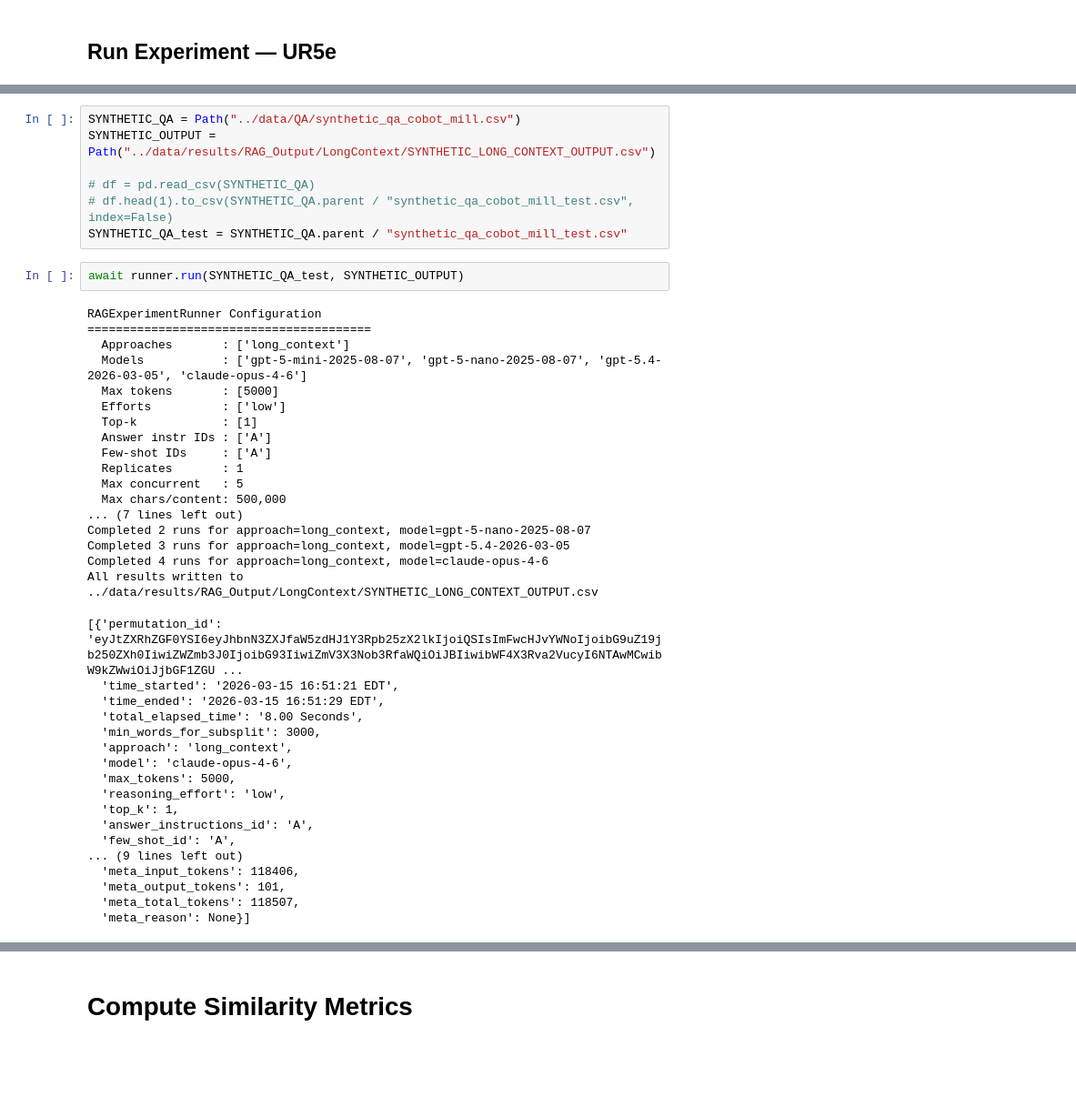
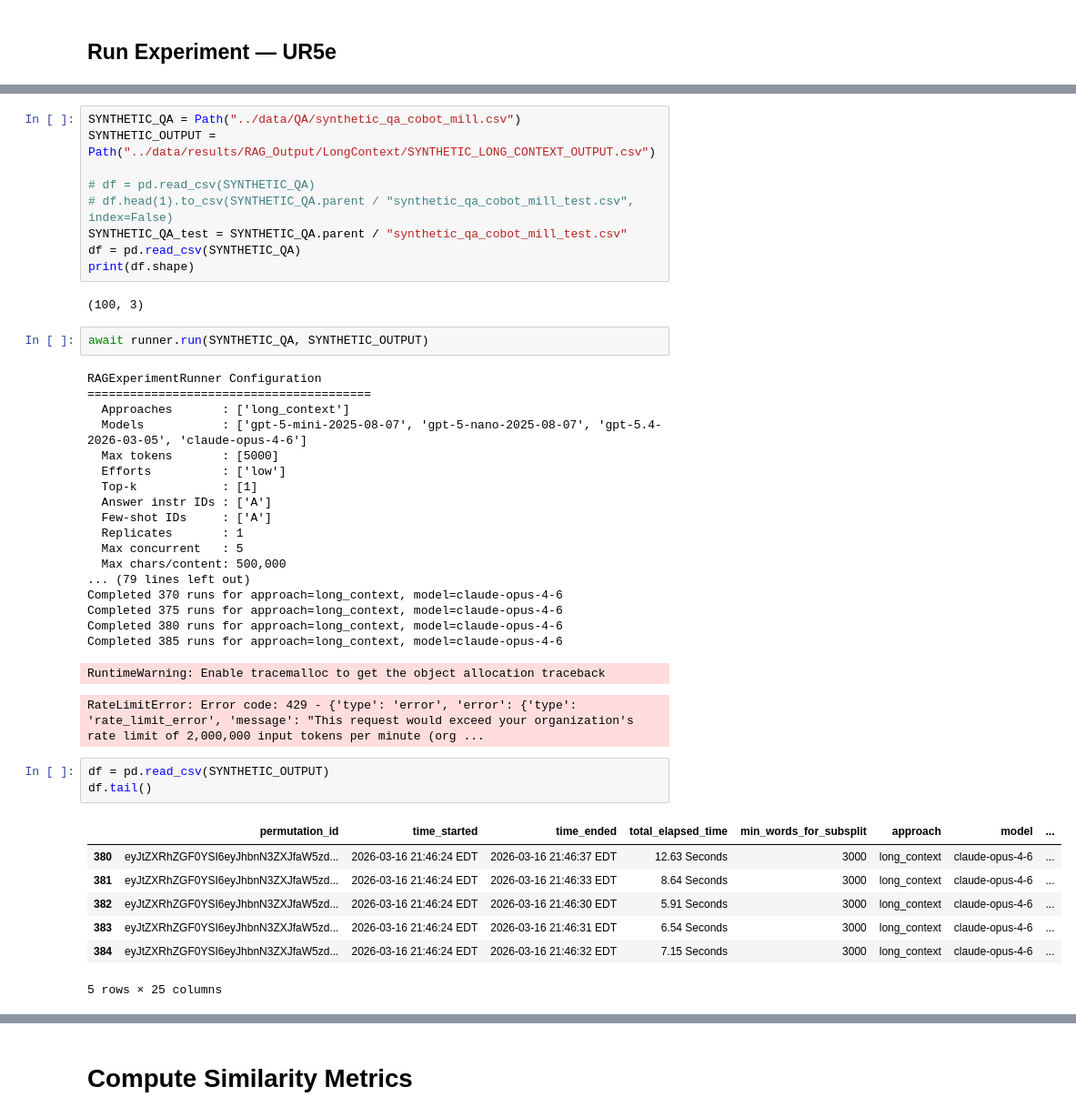
Before and after one commit to fryan2503/safety_rag_evaluation, a Jupyter notebook: system/main_long_context.ipynb, the cells around one changed output, grey strips where cells are left out. Shown at 91% size. Cells and saved outputs as stored; diff of their text form; blank space fills up the shorter version.

```diff
--- a/system/main_long_context.ipynb
+++ b/system/main_long_context.ipynb
@@ -251,8 +309,12 @@ SYNTHETIC_OUTPUT = Path("../data/results/RAG_Output/LongContext/SYNTHETIC_LONG_C
 # df = pd.read_csv(SYNTHETIC_QA)
 # df.head(1).to_csv(SYNTHETIC_QA.parent / "synthetic_qa_cobot_mill_test.csv", index=False)
 SYNTHETIC_QA_test = SYNTHETIC_QA.parent / "synthetic_qa_cobot_mill_test.csv"
+df = pd.read_csv(SYNTHETIC_QA)
+print(df.shape)
+# %% [output]
+(100, 3)
 # %%
-await runner.run(SYNTHETIC_QA_test, SYNTHETIC_OUTPUT)
+await runner.run(SYNTHETIC_QA, SYNTHETIC_OUTPUT)
 # %% [output]
 RAGExperimentRunner Configuration
 ========================================
@@ -266,25 +328,21 @@ RAGExperimentRunner Configuration
   Replicates       : 1
   Max concurrent   : 5
   Max chars/content: 500,000
-... (7 lines left out)
-Completed 2 runs for approach=long_context, model=gpt-5-nano-2025-08-07
-Completed 3 runs for approach=long_context, model=gpt-5.4-2026-03-05
-Completed 4 runs for approach=long_context, model=claude-opus-4-6
-All results written to ../data/results/RAG_Output/LongContext/SYNTHETIC_LONG_CONTEXT_OUTPUT.csv
+... (79 lines left out)
+Completed 370 runs for approach=long_context, model=claude-opus-4-6
+Completed 375 runs for approach=long_context, model=claude-opus-4-6
+Completed 380 runs for approach=long_context, model=claude-opus-4-6
+Completed 385 runs for approach=long_context, model=claude-opus-4-6
-[{'permutation_id': 'eyJtZXRhZGF0YSI6eyJhbnN3ZXJfaW5zdHJ1Y3Rpb25zX2lkIjoiQSIsImFwcHJvYWNoIjoibG9uZ19jb250ZXh0IiwiZWZmb3J0IjoibG93IiwiZmV3X3Nob3RfaWQiOiJBIiwibWF4X3Rva2VucyI6NTAwMCwibW9kZWwiOiJjbGF1ZGU ...
-  'time_started': '2026-03-15 16:51:21 EDT',
-  'time_ended': '2026-03-15 16:51:29 EDT',
-  'total_elapsed_time': '8.00 Seconds',
-  'min_words_for_subsplit': 3000,
-  'approach': 'long_context',
-  'model': 'claude-opus-4-6',
-  'max_tokens': 5000,
-  'reasoning_effort': 'low',
-  'top_k': 1,
-  'answer_instructions_id': 'A',
-  'few_shot_id': 'A',
-... (9 lines left out)
-  'meta_input_tokens': 118406,
-  'meta_output_tokens': 101,
-  'meta_total_tokens': 118507,
-  'meta_reason': None}]
+RuntimeWarning: Enable tracemalloc to get the object allocation traceback
+RateLimitError: Error code: 429 - {'type': 'error', 'error': {'type': 'rate_limit_error', 'message': "This request would exceed your organization's rate limit of 2,000,000 input tokens per minute (org ...
+# %%
+df = pd.read_csv(SYNTHETIC_OUTPUT)
+df.tail()
+# %% [output]
+|  | permutation_id | time_started | time_ended | total_elapsed_time | min_words_for_subsplit | approach | model | ... |
+| 380 | eyJtZXRhZGF0YSI6eyJhbnN3ZXJfaW5zd... | 2026-03-16 21:46:24 EDT | 2026-03-16 21:46:37 EDT | 12.63 Seconds | 3000 | long_context | claude-opus-4-6 | ... |
+| 381 | eyJtZXRhZGF0YSI6eyJhbnN3ZXJfaW5zd... | 2026-03-16 21:46:24 EDT | 2026-03-16 21:46:33 EDT | 8.64 Seconds | 3000 | long_context | claude-opus-4-6 | ... |
+| 382 | eyJtZXRhZGF0YSI6eyJhbnN3ZXJfaW5zd... | 2026-03-16 21:46:24 EDT | 2026-03-16 21:46:30 EDT | 5.91 Seconds | 3000 | long_context | claude-opus-4-6 | ... |
+| 383 | eyJtZXRhZGF0YSI6eyJhbnN3ZXJfaW5zd... | 2026-03-16 21:46:24 EDT | 2026-03-16 21:46:31 EDT | 6.54 Seconds | 3000 | long_context | claude-opus-4-6 | ... |
+| 384 | eyJtZXRhZGF0YSI6eyJhbnN3ZXJfaW5zd... | 2026-03-16 21:46:24 EDT | 2026-03-16 21:46:32 EDT | 7.15 Seconds | 3000 | long_context | claude-opus-4-6 | ... |
+5 rows × 25 columns
```
Also changed, not shown: parts of 26 cells of this notebook, 5 other files.
